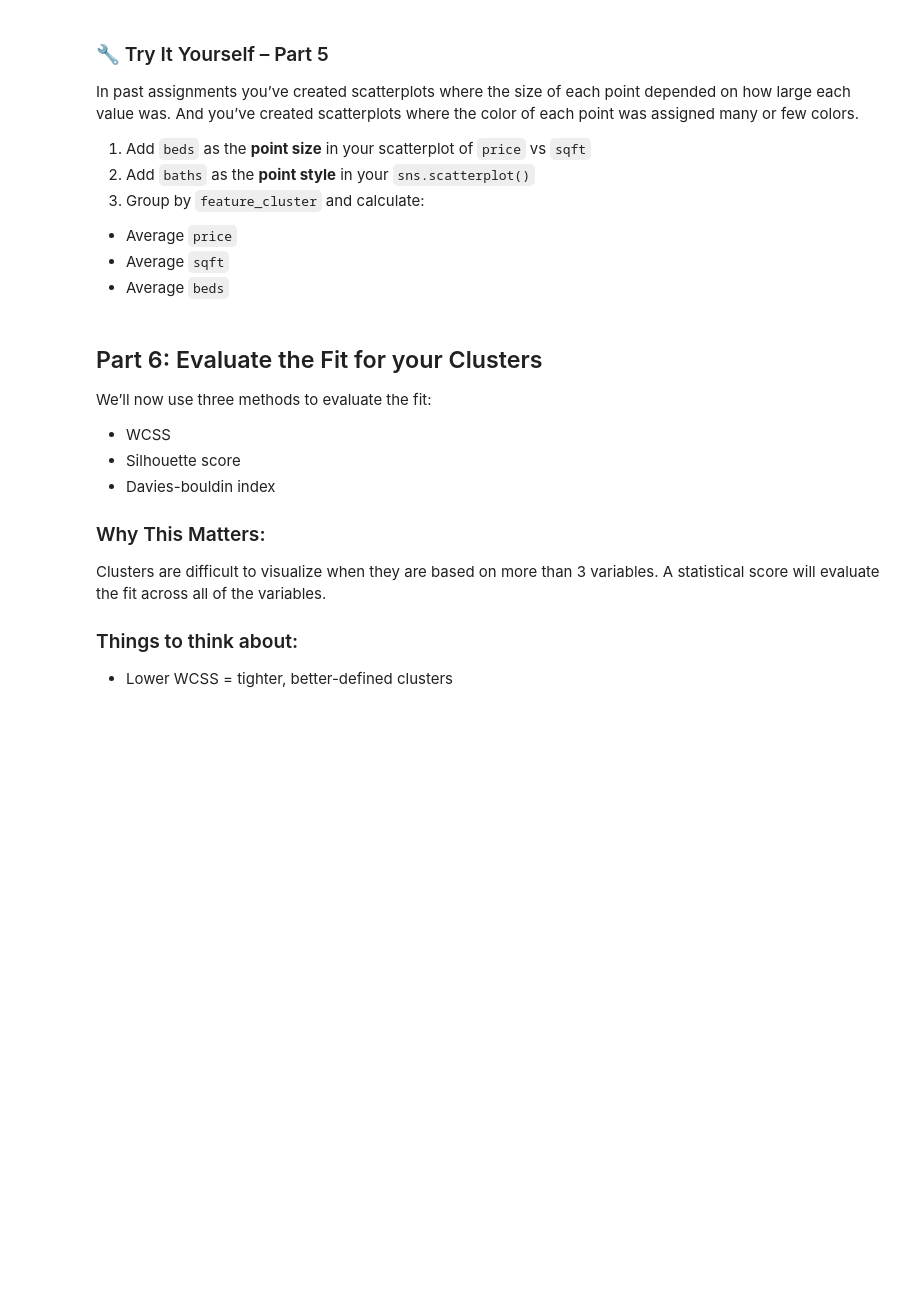
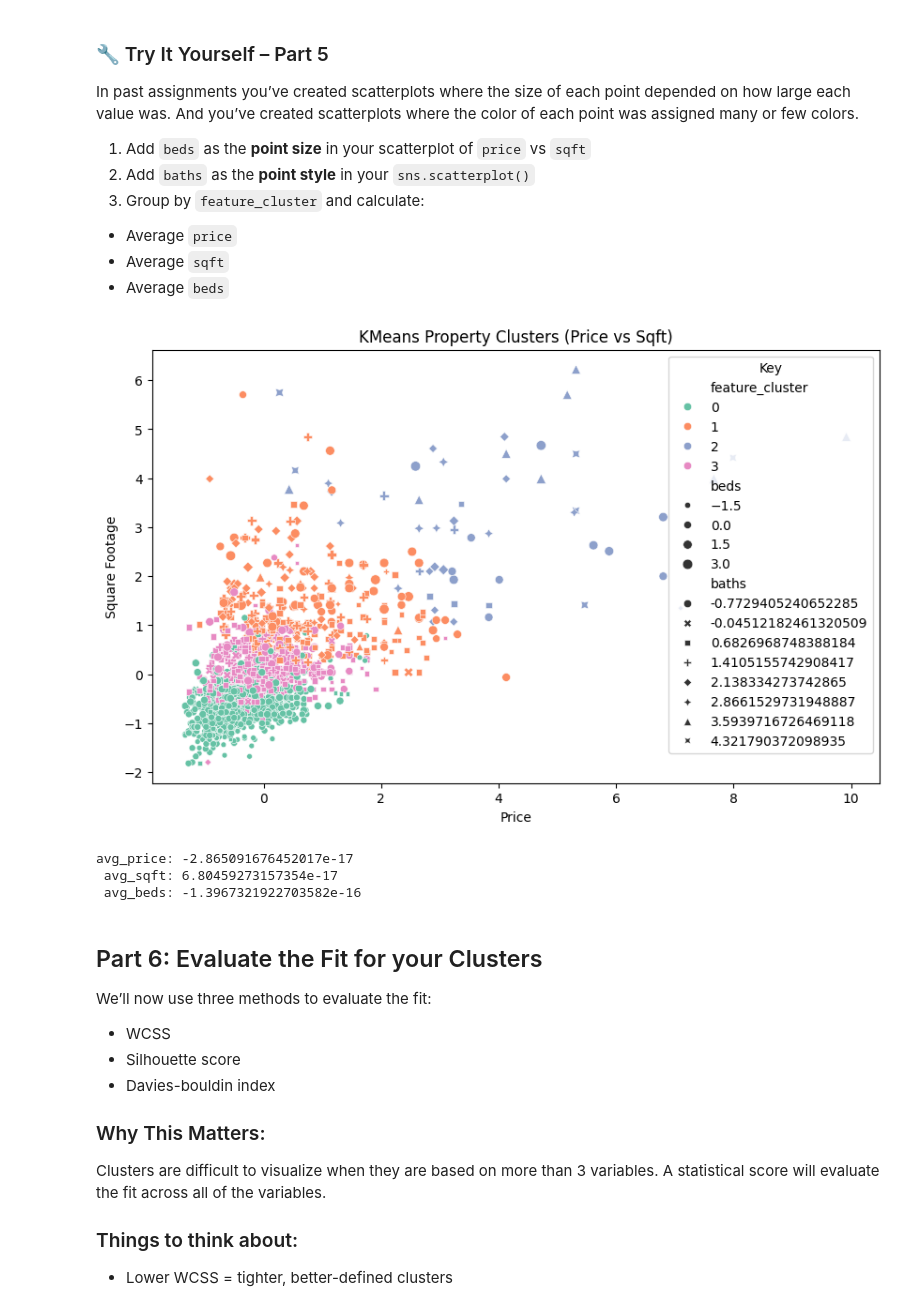
Before and after one commit to expely/Business-Analytics-Labs, a Jupyter notebook: Labs/lab_09_clustering.ipynb, the cells around one changed output. Drawn from its saved outputs; the diff is of its cells as text; code cells hidden in the pictures; blank space fills up the shorter version.

```diff
--- a/Labs/lab_09_clustering.ipynb
+++ b/Labs/lab_09_clustering.ipynb
@@ -274,3 +399,30 @@ In past assignments you’ve created scatterplots where the size of each point d
+# %%
+# Plot price vs square footage with above rules
+plt.figure(figsize=(10,6))
+sns.scatterplot(data=scaled_df,
+                x='price',
+                y='sqft',
+                style='baths',
+                size='beds',
+                hue='feature_cluster',
+                palette='Set2')
+
+plt.title("KMeans Property Clusters (Price vs Sqft)")
+plt.xlabel("Price")
+plt.ylabel("Square Footage")
+plt.legend(title='Key')
+plt.show()
+
+# Calculate averages
+avg_price = scaled_df['price'].mean()
+avg_sqft = scaled_df['sqft'].mean()
+avg_beds = scaled_df['beds'].mean()
+print(f'avg_price: {avg_price} \n avg_sqft: {avg_sqft} \n avg_beds: {avg_beds}')
+# %% [output]
+[figure, added]
+avg_price: -2.865091676452017e-17
+ avg_sqft: 6.80459273157354e-17
+ avg_beds: -1.3967321922703582e-16
 # %% [markdown]
 ## Part 6: Evaluate the Fit for your Clusters
 
```
Also changed, not shown: parts of 22 cells of this notebook.
